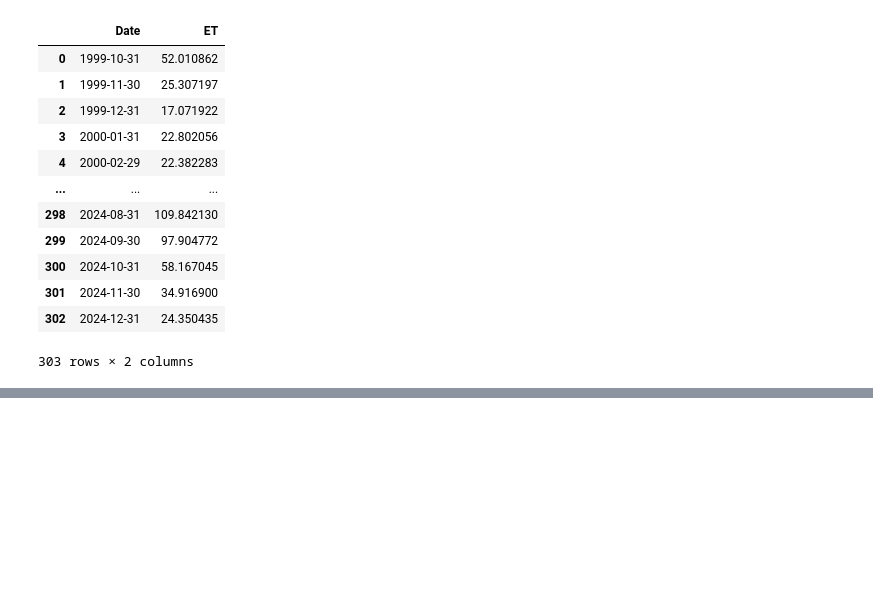
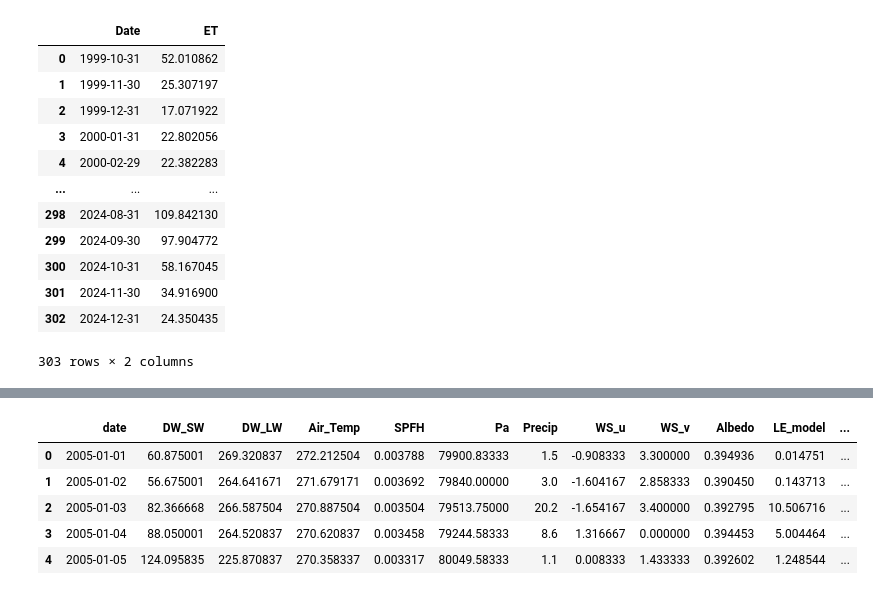
Before and after one commit to lapidesd/TNC_cameras, a Jupyter notebook: Code/make_ET_reaches.ipynb, the cells around one changed output, grey strips where cells are left out. Saved outputs shown, nothing was run; the diff lists cells and outputs as text; code cells hidden in the pictures; blank space fills up the shorter version.

```diff
--- a/Code/make_ET_reaches.ipynb
+++ b/Code/make_ET_reaches.ipynb
@@ -278,0 +335,9 @@ pd
+# %%
+ETdata.head()
+# %% [output]
+|  | date | DW_SW | DW_LW | Air_Temp | SPFH | Pa | Precip | WS_u | WS_v | Albedo | LE_model | ... |
+| 0 | 2005-01-01 | 60.875001 | 269.320837 | 272.212504 | 0.003788 | 79900.83333 | 1.5 | -0.908333 | 3.300000 | 0.394936 | 0.014751 | ... |
+| 1 | 2005-01-02 | 56.675001 | 264.641671 | 271.679171 | 0.003692 | 79840.00000 | 3.0 | -1.604167 | 2.858333 | 0.390450 | 0.143713 | ... |
+| 2 | 2005-01-03 | 82.366668 | 266.587504 | 270.887504 | 0.003504 | 79513.75000 | 20.2 | -1.654167 | 3.400000 | 0.392795 | 10.506716 | ... |
+| 3 | 2005-01-04 | 88.050001 | 264.520837 | 270.620837 | 0.003458 | 79244.58333 | 8.6 | 1.316667 | 0.000000 | 0.394453 | 5.004464 | ... |
+| 4 | 2005-01-05 | 124.095835 | 225.870837 | 270.358337 | 0.003317 | 80049.58333 | 1.1 | 0.008333 | 1.433333 | 0.392602 | 1.248544 | ... |
```
Also changed, not shown: parts of 11 cells of this notebook, 14 other files.
